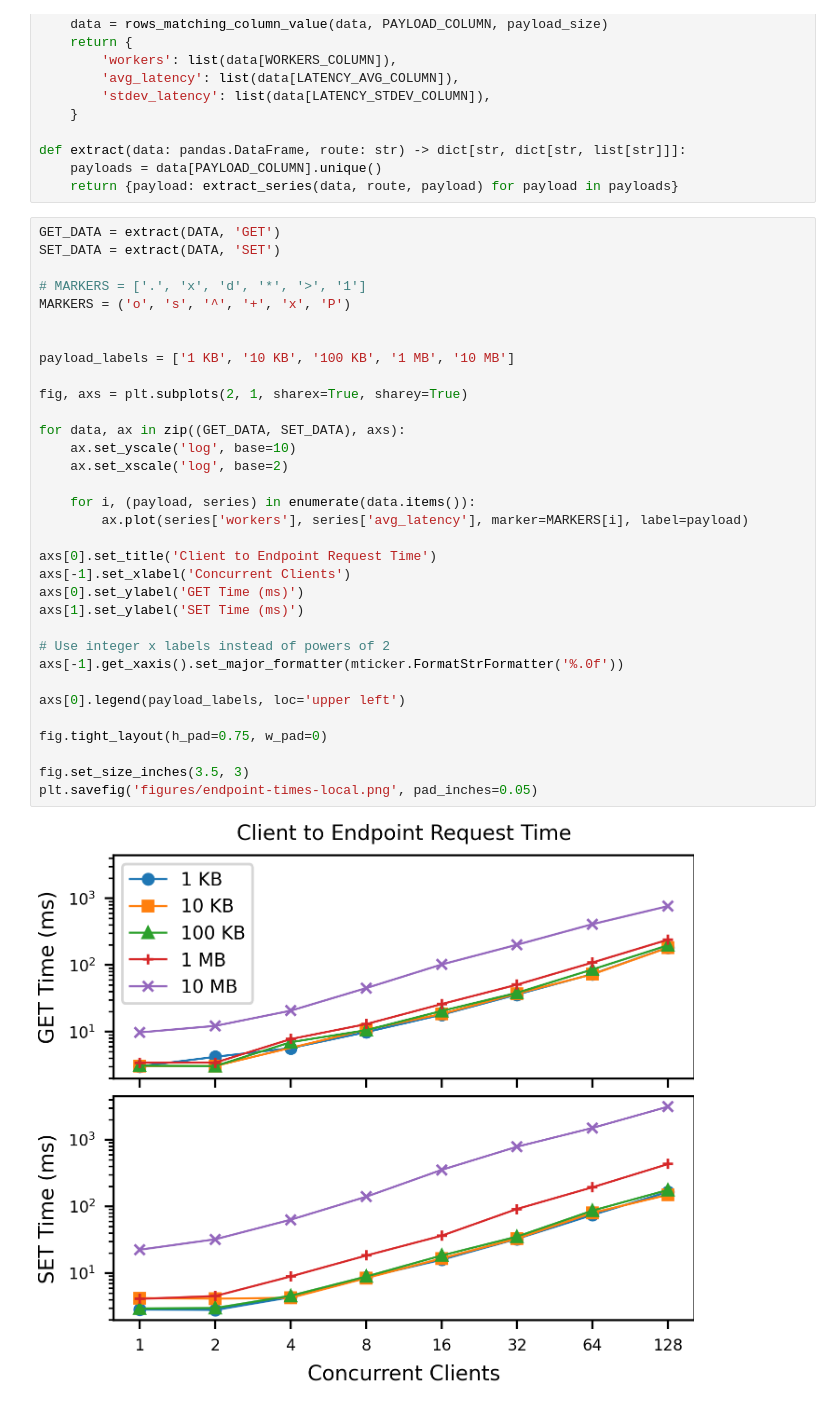
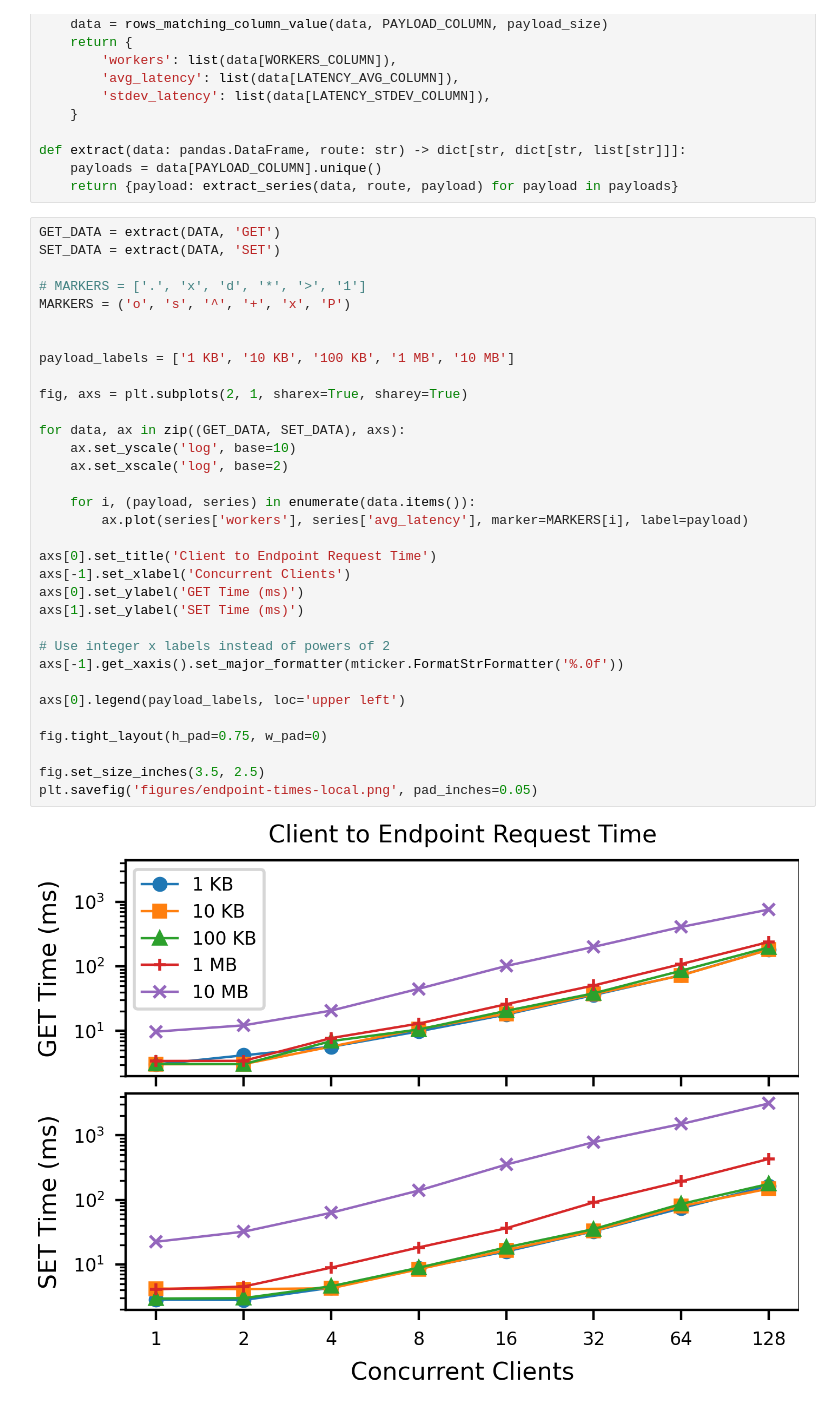
Before and after one commit to proxystore/sc23-evaluation, a Jupyter notebook: 1-endpoint-times-local.ipynb, the cells around one changed output. Cells and saved outputs as stored; diff of their text form.

Commit message:
Update paper plots and add colmena experiment

```diff
--- a/1-endpoint-times-local.ipynb
+++ b/1-endpoint-times-local.ipynb
@@ -95,32 +95,32 @@ SET_DATA = extract(DATA, 'SET')
 
 # MARKERS = ['.', 'x', 'd', '*', '>', '1']
 MARKERS = ('o', 's', '^', '+', 'x', 'P')
 
 
 payload_labels = ['1 KB', '10 KB', '100 KB', '1 MB', '10 MB']
 
 fig, axs = plt.subplots(2, 1, sharex=True, sharey=True)
 
 for data, ax in zip((GET_DATA, SET_DATA), axs):
     ax.set_yscale('log', base=10)
     ax.set_xscale('log', base=2)
 
     for i, (payload, series) in enumerate(data.items()):
         ax.plot(series['workers'], series['avg_latency'], marker=MARKERS[i], label=payload)
 
 axs[0].set_title('Client to Endpoint Request Time')
 axs[-1].set_xlabel('Concurrent Clients')
 axs[0].set_ylabel('GET Time (ms)')
 axs[1].set_ylabel('SET Time (ms)')
 
 # Use integer x labels instead of powers of 2
 axs[-1].get_xaxis().set_major_formatter(mticker.FormatStrFormatter('%.0f'))
 
 axs[0].legend(payload_labels, loc='upper left')
 
 fig.tight_layout(h_pad=0.75, w_pad=0)
 
-fig.set_size_inches(3.5, 3)
+fig.set_size_inches(3.5, 2.5)
 plt.savefig('figures/endpoint-times-local.png', pad_inches=0.05)
 # %% [output]
-[figure, old version]
+[figure, new version]
```
Also changed, not shown: 11 other files.
